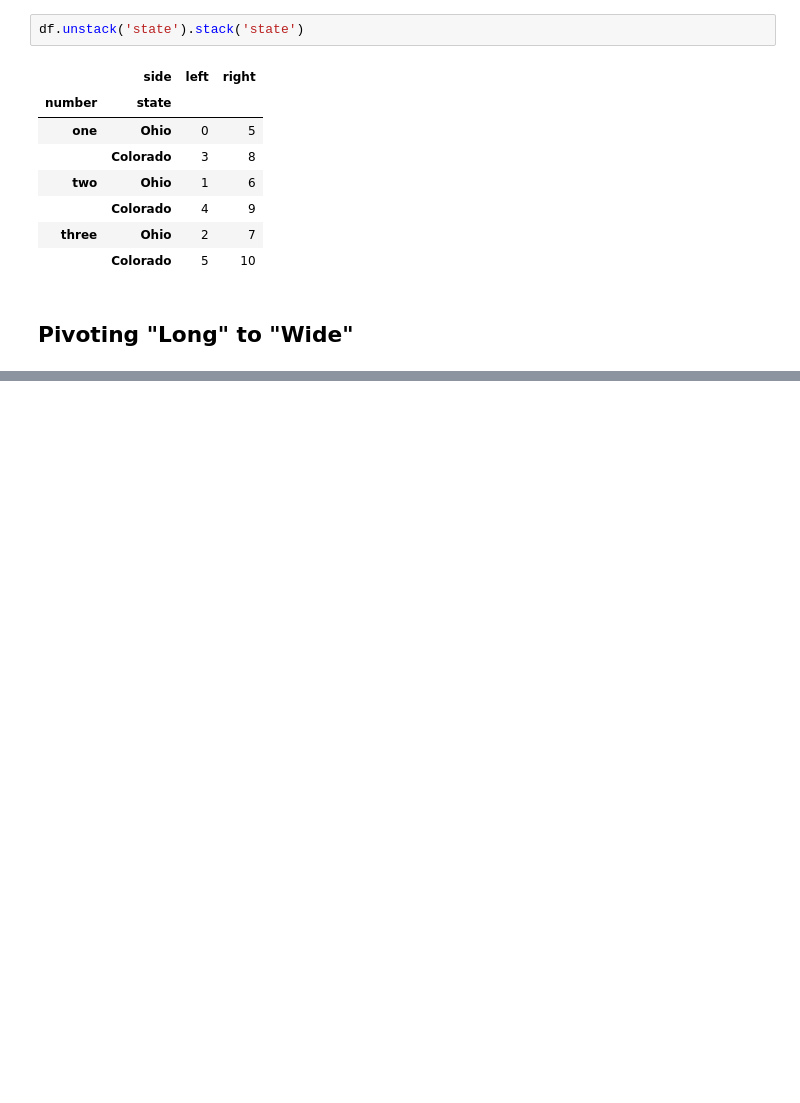
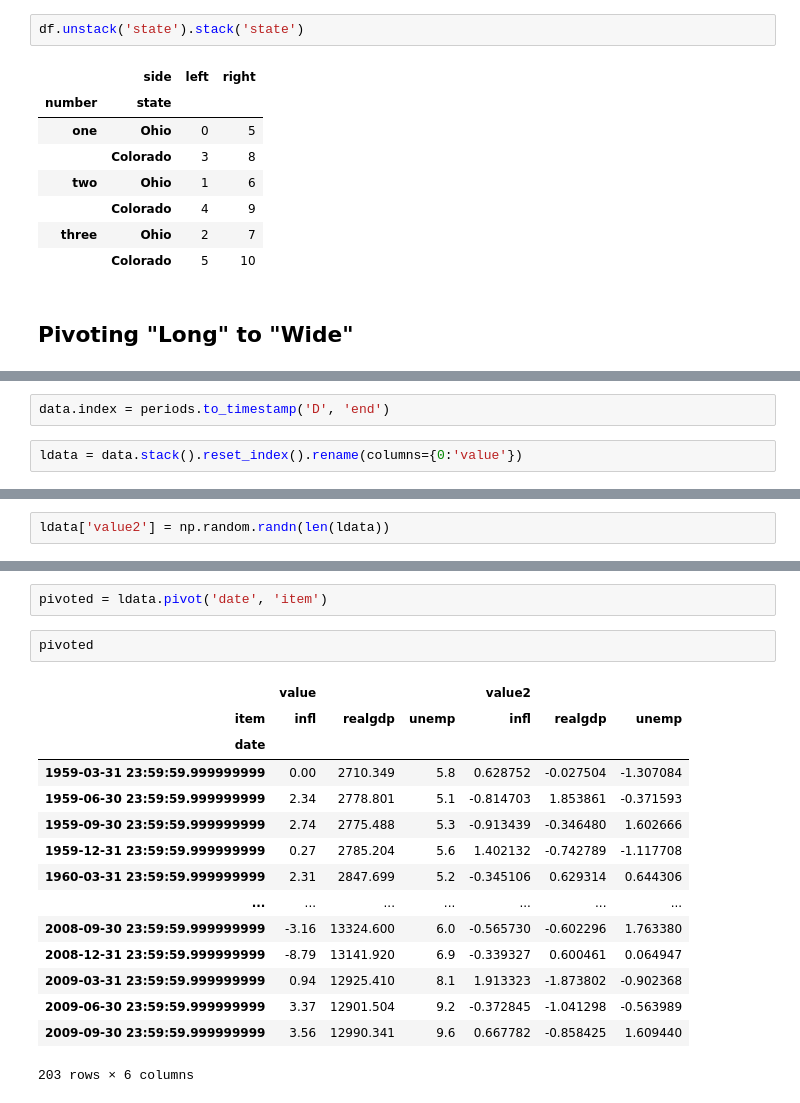
Before and after one commit to joxborrow/python-for-data-science, a Jupyter notebook: python-for-data-science.ipynb, the cells around one changed output, grey strips where cells are left out. Drawn from its saved outputs; the diff is of its cells as text; blank space fills up the shorter version.

```diff
--- a/python-for-data-science.ipynb
+++ b/python-for-data-science.ipynb
@@ -3423,0 +3461,4 @@ df.unstack('state').stack('state')
+# %%
+data.index = periods.to_timestamp('D', 'end')
+# %%
+ldata = data.stack().reset_index().rename(columns={0:'value'})
@@ -3423,0 +3515,2 @@ df.unstack('state').stack('state')
+# %%
+ldata['value2'] = np.random.randn(len(ldata))
@@ -3423,0 +3531,20 @@ df.unstack('state').stack('state')
+# %%
+pivoted = ldata.pivot('date', 'item')
+# %%
+pivoted
+# %% [output]
+|  | value |  |  | value2 |  |  |
+| item | infl | realgdp | unemp | infl | realgdp | unemp |
+| date |  |  |  |  |  |  |
+| 1959-03-31 23:59:59.999999999 | 0.00 | 2710.349 | 5.8 | 0.628752 | -0.027504 | -1.307084 |
+| 1959-06-30 23:59:59.999999999 | 2.34 | 2778.801 | 5.1 | -0.814703 | 1.853861 | -0.371593 |
+| 1959-09-30 23:59:59.999999999 | 2.74 | 2775.488 | 5.3 | -0.913439 | -0.346480 | 1.602666 |
+| 1959-12-31 23:59:59.999999999 | 0.27 | 2785.204 | 5.6 | 1.402132 | -0.742789 | -1.117708 |
+| 1960-03-31 23:59:59.999999999 | 2.31 | 2847.699 | 5.2 | -0.345106 | 0.629314 | 0.644306 |
+| ... | ... | ... | ... | ... | ... | ... |
+| 2008-09-30 23:59:59.999999999 | -3.16 | 13324.600 | 6.0 | -0.565730 | -0.602296 | 1.763380 |
+| 2008-12-31 23:59:59.999999999 | -8.79 | 13141.920 | 6.9 | -0.339327 | 0.600461 | 0.064947 |
+| 2009-03-31 23:59:59.999999999 | 0.94 | 12925.410 | 8.1 | 1.913323 | -1.873802 | -0.902368 |
+| 2009-06-30 23:59:59.999999999 | 3.37 | 12901.504 | 9.2 | -0.372845 | -1.041298 | -0.563989 |
+| 2009-09-30 23:59:59.999999999 | 3.56 | 12990.341 | 9.6 | 0.667782 | -0.858425 | 1.609440 |
+203 rows × 6 columns
```
Also changed, not shown: parts of 22 cells of this notebook.
